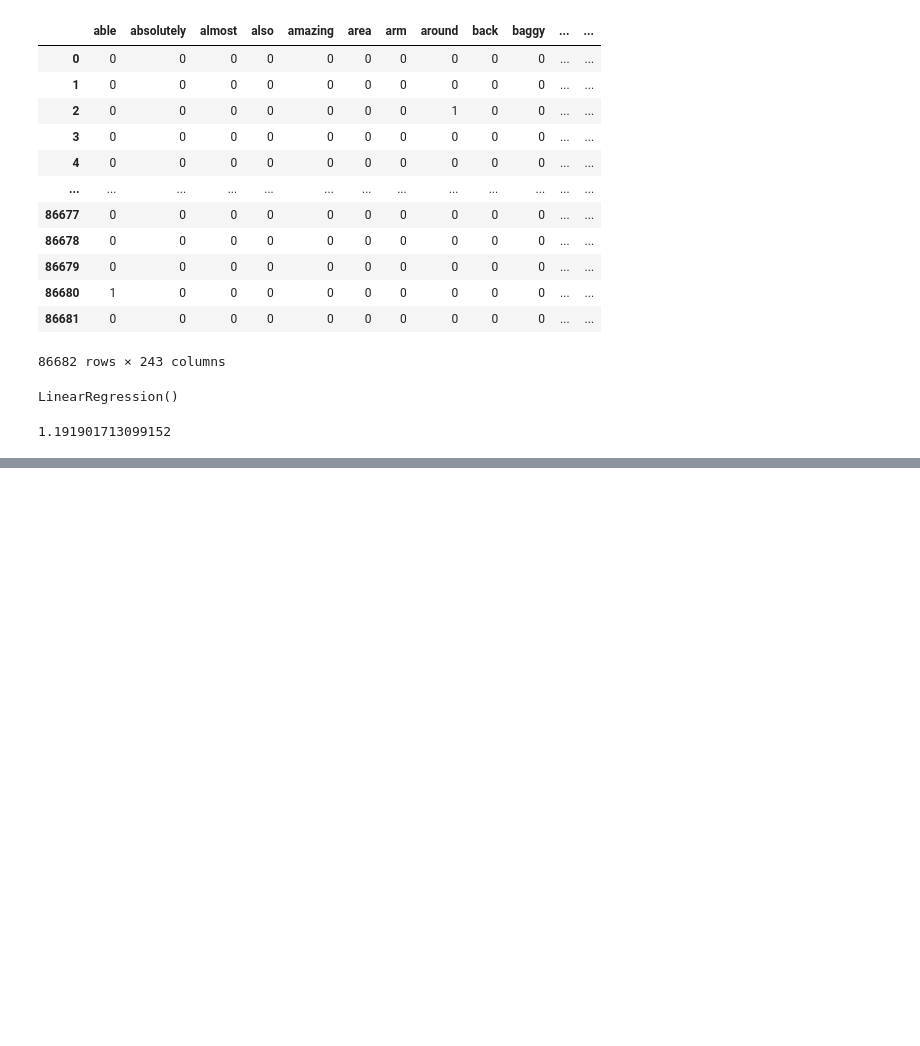
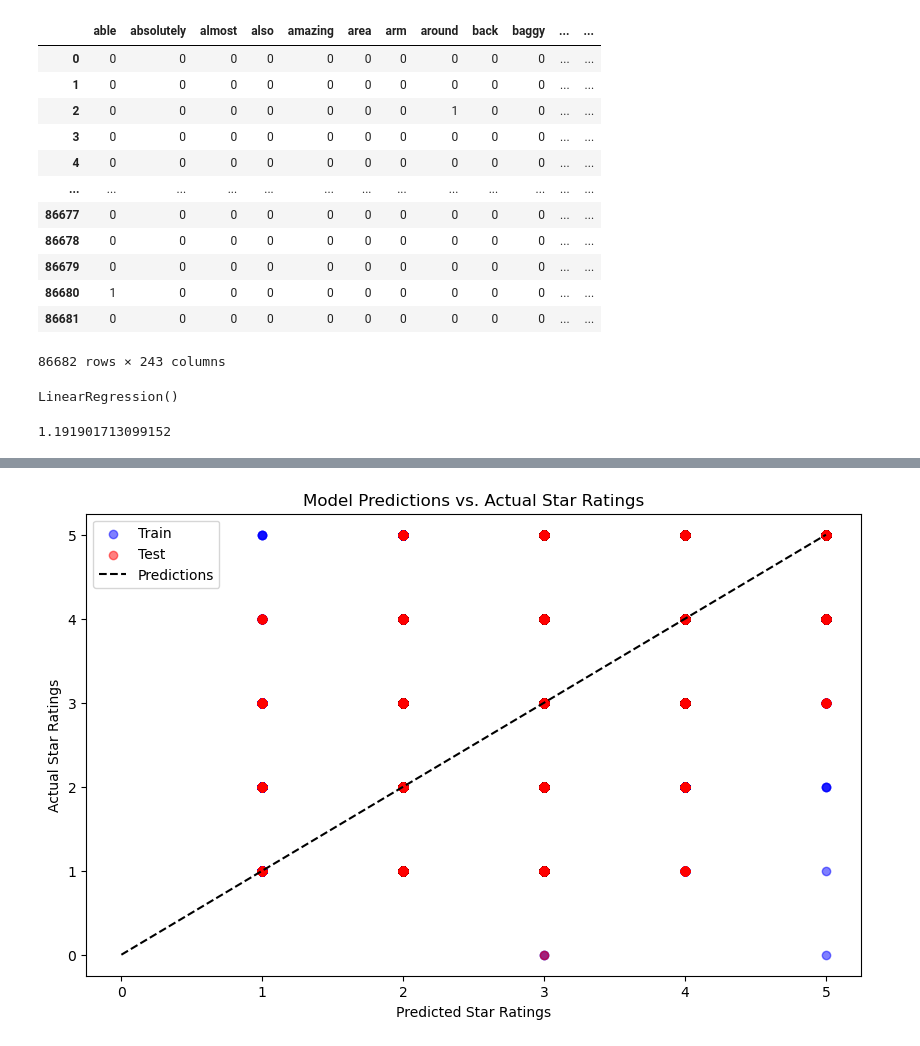
Before and after one commit to OrenKGit/CSE151A_GP, a Jupyter notebook: model.ipynb, the cells around one changed output, grey strips where cells are left out. Saved outputs shown, nothing was run; the diff lists cells and outputs as text; code cells hidden in the pictures; blank space fills up the shorter version.

```diff
--- a/model.ipynb
+++ b/model.ipynb
@@ -175,0 +247,22 @@ Predicted Rating: 3
+# %%
+plt.figure(figsize=(10, 6))
+y_train_np = np.array(y_train)
+y_test_np = np.array(y_test)
+# Scatter plot for training data
+plt.scatter(y_train_pred, y_train, alpha=0.5, color='blue', label='Train')
+
+# Scatter plot for testing data
+plt.scatter(y_test_pred, y_test, alpha=0.5, color='red', label='Test')
+
+# Plot a line for predictions
+plt.plot([min(y_train_np.min(), y_test_np.min()), max(y_train_np.max(), y_test_np.max())],
+         [min(y_train_np.min(), y_test_np.min()), max(y_train_np.max(), y_test_np.max())],
+         color='black', linestyle='--', label='Predictions')
+
+plt.xlabel('Predicted Star Ratings')
+plt.ylabel('Actual Star Ratings')
+plt.title('Model Predictions vs. Actual Star Ratings')
+plt.legend()
+plt.show()
+# %% [output]
+[figure, added]
```
Also changed, not shown: parts of 10 cells of this notebook.
